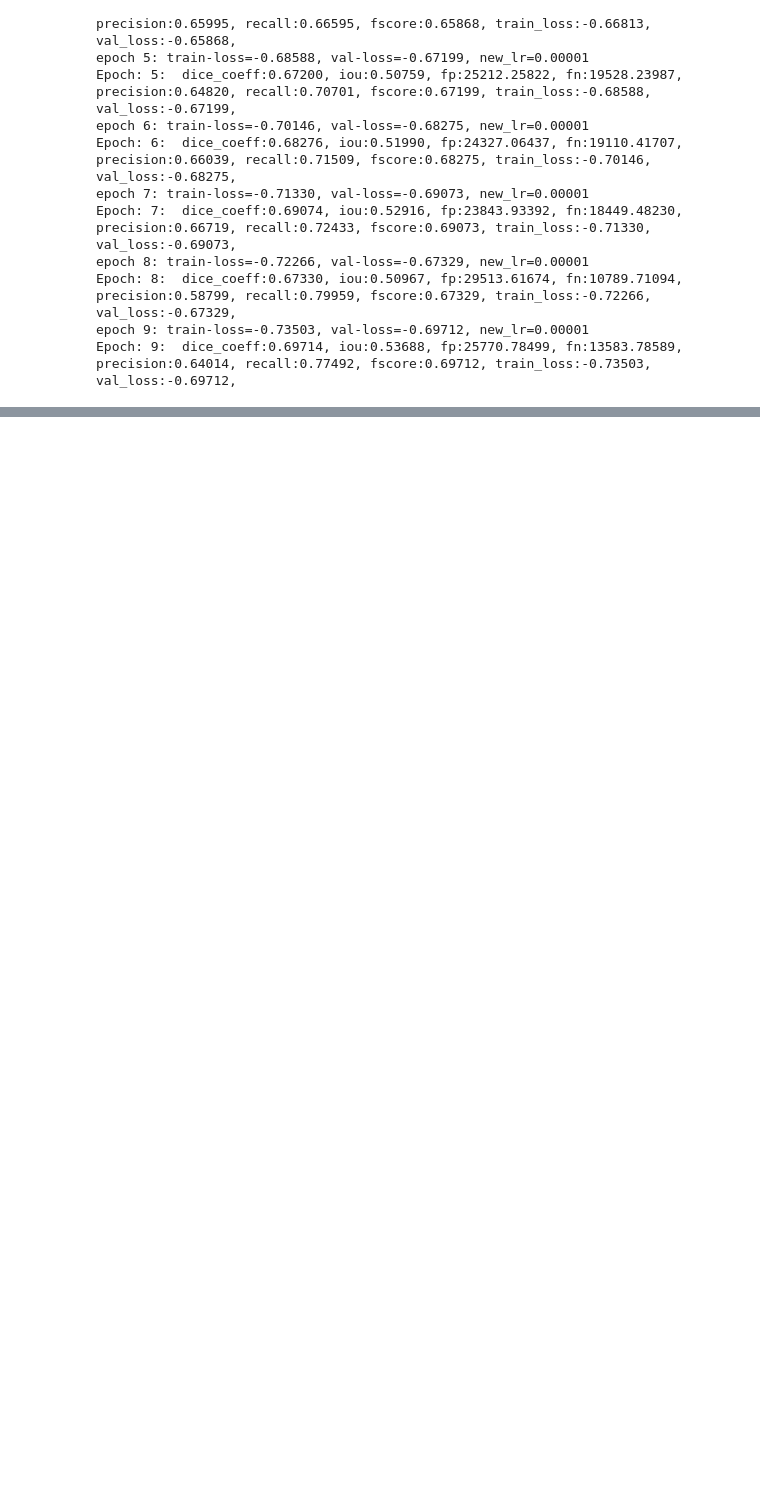
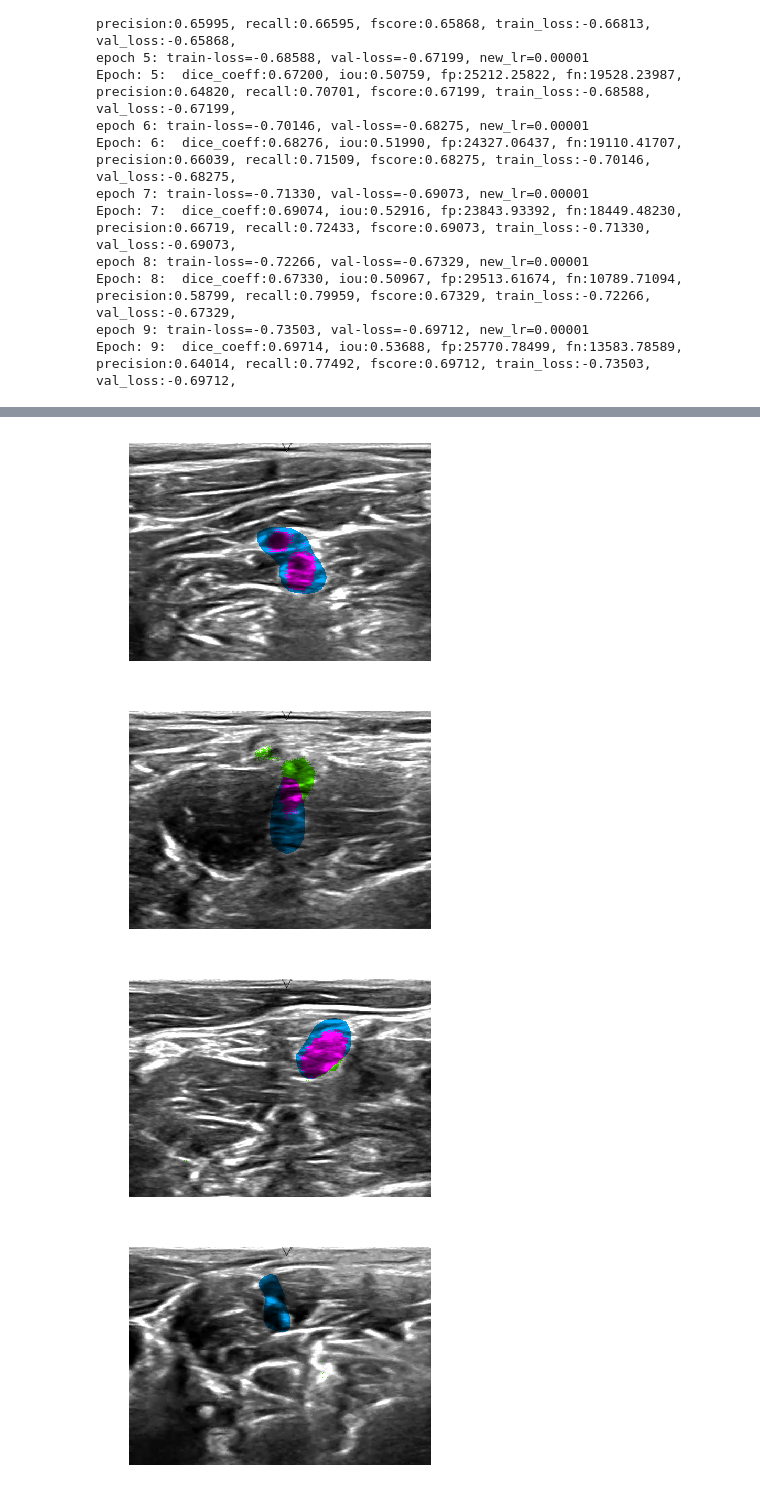
Before and after one commit to cygnus77/nerve-segmentation, a Jupyter notebook: nerve-segmentation-torch.ipynb, the cells around one changed output, grey strips where cells are left out. Cells and saved outputs as stored; diff of their text form; code cells hidden in the pictures; blank space fills up the shorter version.

Commit message:
output images; color highlights

```diff
--- a/nerve-segmentation-torch.ipynb
+++ b/nerve-segmentation-torch.ipynb
@@ -196,0 +159,44 @@ for idx in range(10):
+# %%
+IMAGE_HT = 416
+IMAGE_WD = 576
+
+dataiter = iter(val_loader)
+images, labels = dataiter.next()
+images = images.cuda()
+output = net(images)
+
+os.mkdir('./output_%s'%timestamp)
+
+for idx in range(10):
+    x, y, label = images[idx], output[idx], labels[idx]
+
+    y = y.reshape(IMAGE_HT, IMAGE_WD).cpu().detach().numpy()
+    label = label.reshape(IMAGE_HT, IMAGE_WD).cpu().detach().numpy()
+
+    # convert image to HSV for annotations
+    img = x.cpu().detach().numpy()
+    img = (img + 1) * 127
+    img = img.astype(np.uint8)
+    img = np.dstack((img[0,:,:], img[1,:,:], img[2,:,:]))
+    img = cv2.cvtColor(img, cv2.COLOR_RGB2HSV)
+
+    # apply prediction and label markings
+    h = img[:,:,0]
+    s = img[:,:,1]
+    h[y > .75] += 50 # GREEN
+    s[y > .75] = 250
+    h[label > .75] += 100 # BLUE
+    s[label > .75] = 250
+
+    img = cv2.cvtColor(img, cv2.COLOR_HSV2RGB)
+
+    cv2.imwrite('./output_%s/%d.jpg'%(timestamp,idx), img)
+
+    plt.figure()
+    plt.axis('off')
+    plt.imshow(img)
+# %% [output]
+[figure, added]
+[figure, added]
+[figure, added]
+[figure, added]
```
Also changed, not shown: parts of 2 cells of this notebook.
